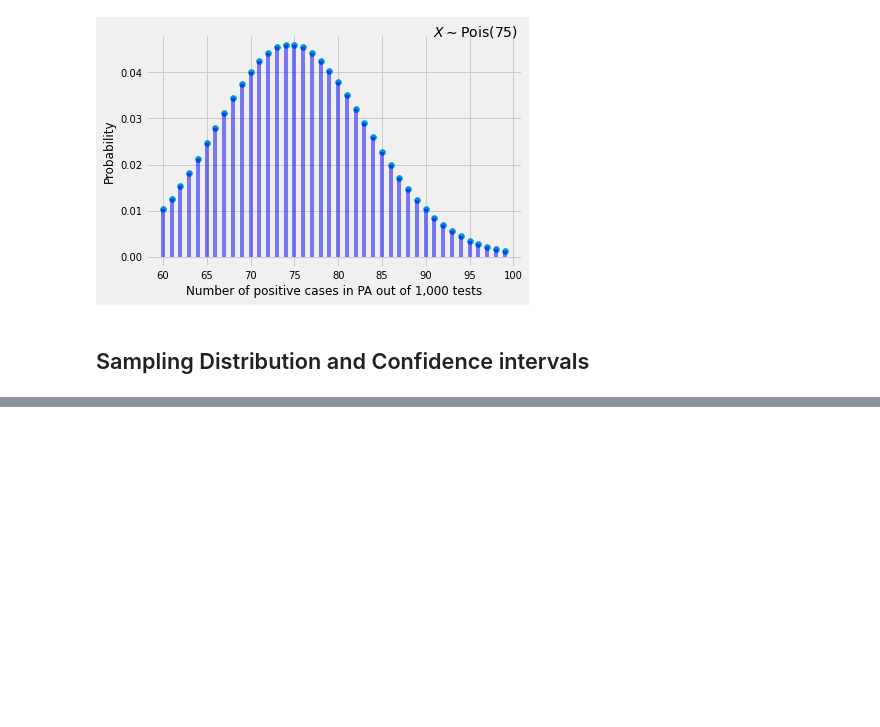
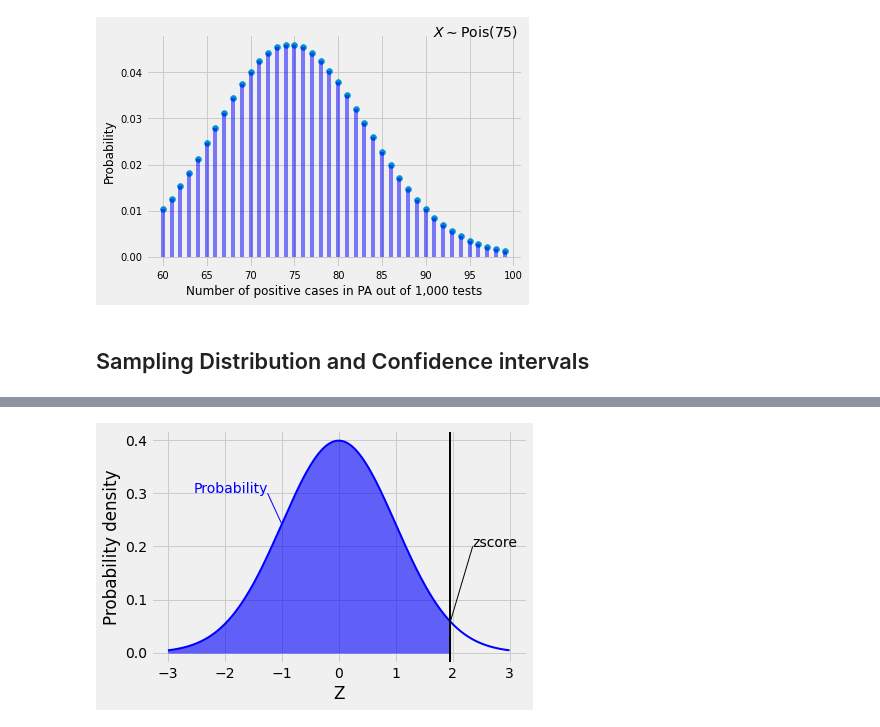
Before and after one commit to computationalUncertaintyLab/2020F_PHDSI, a Jupyter notebook: c7/Class18-20.ipynb, the cells around one changed output, grey strips where cells are left out. Cells and saved outputs as stored; diff of their text form; code cells hidden in the pictures; blank space fills up the shorter version.

```diff
--- a/c7/Class18-20.ipynb
+++ b/c7/Class18-20.ipynb
@@ -170,0 +328,32 @@ Text(0.99, 0.99, '$X\\sim \\mathrm{Pois}(75)$')
+# %%
+import scipy.stats
+import numpy as np
+
+Z = scipy.stats.norm(0,1).pdf
+zscore = 1.96
+
+domain = np.linspace(-3,3,300)
+
+plt.style.use("fivethirtyeight")
+fig,ax = plt.subplots()
+
+ax.plot( domain, Z(domain) ,lw = 2., color="blue" )
+
+# area under the curve
+domainTillScoree = np.linspace(-3,zscore,200)
+ax.fill_between( domainTillScoree, [0]*200 , Z(domainTillScoree), color="blue",alpha=0.60 )
+
+ax.text(-1.25,0.3,"Probability",color="blue",ha="right")
+ax.plot([-1.25,-1],[0.3,Z(-1)],color="blue",lw=1  )
+
+#zscore line
+ax.axvline(zscore,color="k",lw=2)
+ax.text(zscore*1.2,0.2,"zscore")
+ax.plot([zscore*1.2,zscore],[0.2,Z(zscore)],color="black",lw=1  )
+
+ax.set_ylabel("Probability density")
+ax.set_xlabel("Z")
+
+plt.show()
+# %% [output]
+[figure, added]
```
Also changed, not shown: parts of 13 cells of this notebook.
